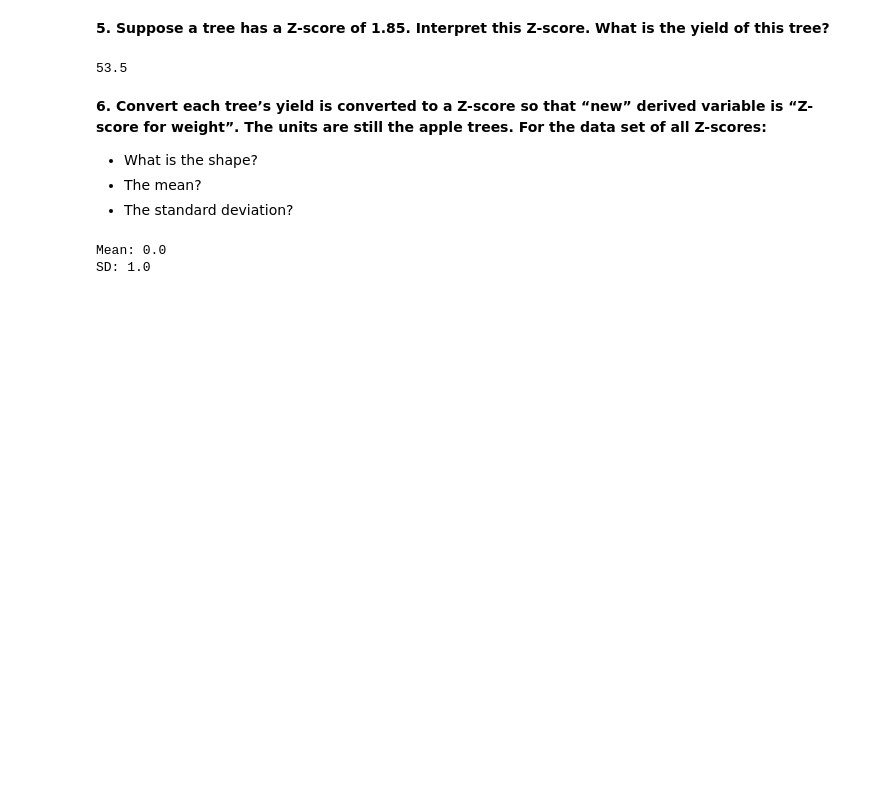
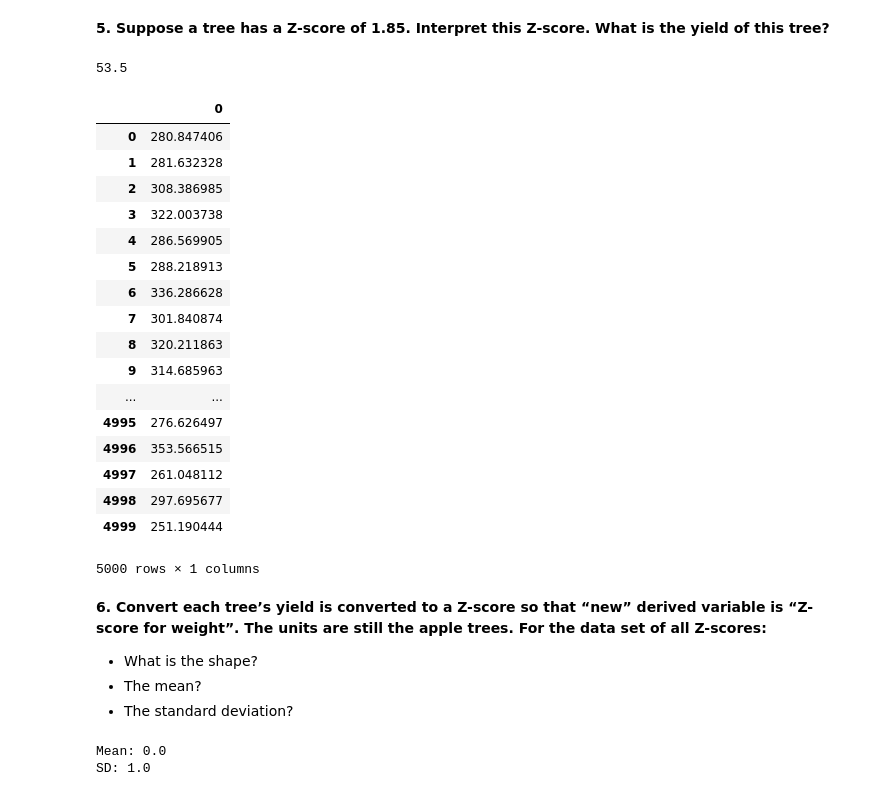
Before and after one commit to rvent/dsc-1-09-15-standard-normal-distribution-lab-nyc-ds-career-012819, a Jupyter notebook: index.ipynb, the cells around one changed output. Drawn from its saved outputs; the diff is of its cells as text; code cells hidden in the pictures; blank space fills up the shorter version.

```diff
--- a/index.ipynb
+++ b/index.ipynb
@@ -98,7 +98,27 @@ calc_x(1.85)
 # What is the yield ?
 # Yield is 53.5
 # %%
-yield_df.apply(calc_x)
+lst = yield_df.apply(calc_x)
+lst
+# %% [output]
+|  | 0 |
+| 0 | 280.847406 |
+| 1 | 281.632328 |
+| 2 | 308.386985 |
+| 3 | 322.003738 |
+| 4 | 286.569905 |
+| 5 | 288.218913 |
+| 6 | 336.286628 |
+| 7 | 301.840874 |
+| 8 | 320.211863 |
+| 9 | 314.685963 |
+| ... | ... |
+| 4995 | 276.626497 |
+| 4996 | 353.566515 |
+| 4997 | 261.048112 |
+| 4998 | 297.695677 |
+| 4999 | 251.190444 |
+5000 rows × 1 columns
 # %% [markdown]
 **6. Convert each tree’s yield is converted to a Z-score so that “new” derived variable is “Z-score for weight”. The units are still the apple trees. For the data set of all Z-scores:**
 * What is the shape?
```
